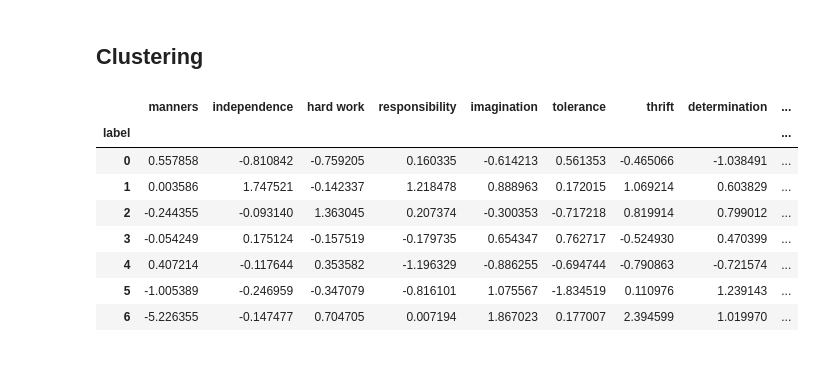
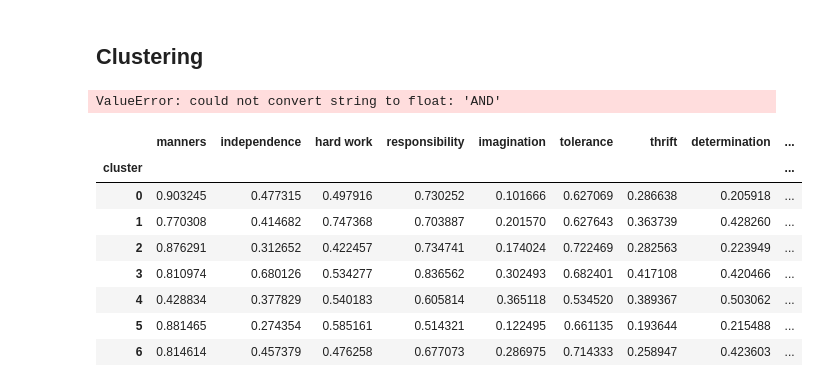
Before and after one commit to wplam107/world_values, a Jupyter notebook: notebooks/child_traits_clustering.ipynb, the cells around one changed output. Saved outputs shown, nothing was run; the diff lists cells and outputs as text; code cells hidden in the pictures.

```diff
--- a/notebooks/child_traits_clustering.ipynb
+++ b/notebooks/child_traits_clustering.ipynb
@@ -35,27 +27,25 @@ X.head(3)
-# %%
-# Scale countries
-scaler = StandardScaler()
-scaler.fit(X)
-X = pd.DataFrame(scaler.transform(X), index=X.index, columns=X.columns)
-# %%
-# Cluster countries by mean trait importance (highest silhouette score with n-clusters between 3 and 20)
-model = KMeans(7)
-model.fit(X)
-labels = model.labels_
-X['label'] = labels
 # %% [markdown]
 ## Clustering
+# %%
+# Cluster countries by mean trait importance (highest silhouette score with n-clusters between 3 and 20)
+model = KMeans(7)
+model.fit(X)
+labels = model.labels_
+X['cluster'] = labels
+X.reset_index(inplace=True)
+# %% [output]
+ValueError: could not convert string to float: 'AND'
 # %%
 # DataFrame by cluster means
-cluster_data = X.groupby('label').mean()
+cluster_data = X.groupby('cluster').mean()
 cluster_data
 # %% [output]
 |  | manners | independence | hard work | responsibility | imagination | tolerance | thrift | determination | ... |
-| label |  |  |  |  |  |  |  |  | ... |
-| 0 | 0.557858 | -0.810842 | -0.759205 | 0.160335 | -0.614213 | 0.561353 | -0.465066 | -1.038491 | ... |
-| 1 | 0.003586 | 1.747521 | -0.142337 | 1.218478 | 0.888963 | 0.172015 | 1.069214 | 0.603829 | ... |
-| 2 | -0.244355 | -0.093140 | 1.363045 | 0.207374 | -0.300353 | -0.717218 | 0.819914 | 0.799012 | ... |
-| 3 | -0.054249 | 0.175124 | -0.157519 | -0.179735 | 0.654347 | 0.762717 | -0.524930 | 0.470399 | ... |
-| 4 | 0.407214 | -0.117644 | 0.353582 | -1.196329 | -0.886255 | -0.694744 | -0.790863 | -0.721574 | ... |
-| 5 | -1.005389 | -0.246959 | -0.347079 | -0.816101 | 1.075567 | -1.834519 | 0.110976 | 1.239143 | ... |
-| 6 | -5.226355 | -0.147477 | 0.704705 | 0.007194 | 1.867023 | 0.177007 | 2.394599 | 1.019970 | ... |
+| cluster |  |  |  |  |  |  |  |  | ... |
+| 0 | 0.903245 | 0.477315 | 0.497916 | 0.730252 | 0.101666 | 0.627069 | 0.286638 | 0.205918 | ... |
+| 1 | 0.770308 | 0.414682 | 0.747368 | 0.703887 | 0.201570 | 0.627643 | 0.363739 | 0.428260 | ... |
+| 2 | 0.876291 | 0.312652 | 0.422457 | 0.734741 | 0.174024 | 0.722469 | 0.282563 | 0.223949 | ... |
+| 3 | 0.810974 | 0.680126 | 0.534277 | 0.836562 | 0.302493 | 0.682401 | 0.417108 | 0.420466 | ... |
+| 4 | 0.428834 | 0.377829 | 0.540183 | 0.605814 | 0.365118 | 0.534520 | 0.389367 | 0.503062 | ... |
+| 5 | 0.881465 | 0.274354 | 0.585161 | 0.514321 | 0.122495 | 0.661135 | 0.193644 | 0.215488 | ... |
+| 6 | 0.814614 | 0.457379 | 0.476258 | 0.677073 | 0.286975 | 0.714333 | 0.258947 | 0.423603 | ... |
```
Also changed, not shown: parts of 7 cells of this notebook.
